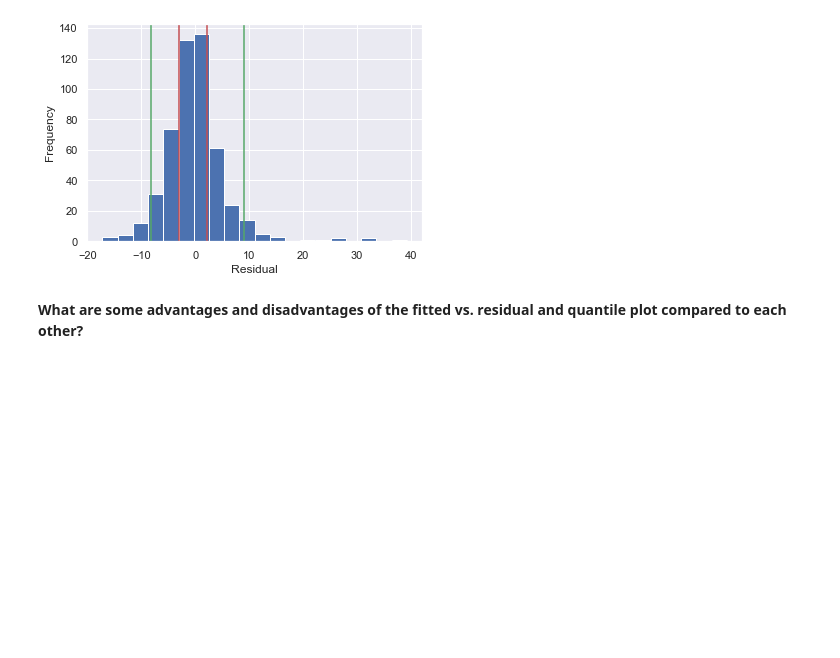
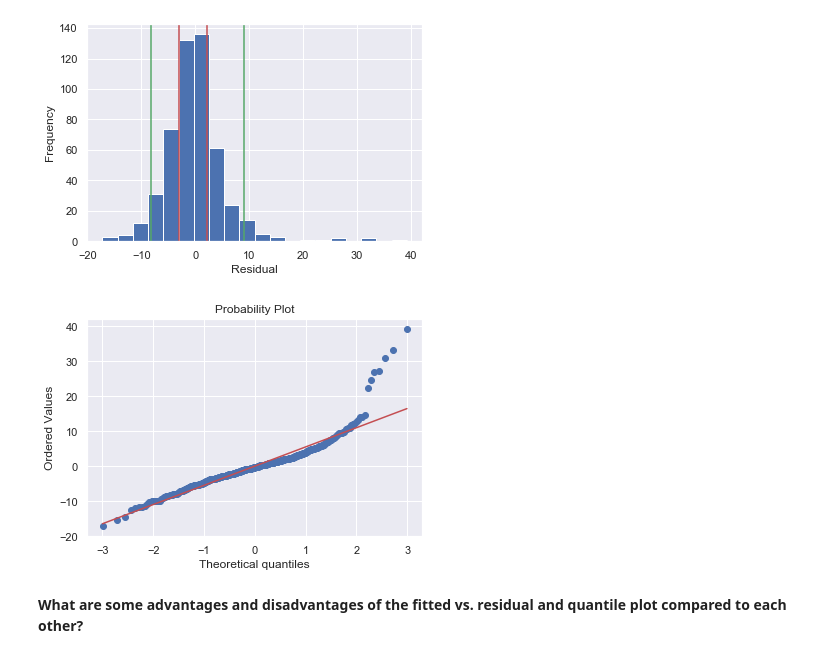
Before and after one commit to LinneaHarts/SpringBoard, a Jupyter notebook: linear_regression/Mini_Project_Linear_Regression.ipynb, the cells around one changed output. Cells and saved outputs as stored; diff of their text form; code cells hidden in the pictures; blank space fills up the shorter version.

```diff
--- a/linear_regression/Mini_Project_Linear_Regression.ipynb
+++ b/linear_regression/Mini_Project_Linear_Regression.ipynb
@@ -960,6 +960,13 @@ plt.xlabel('Residual')
 plt.show()
 # %% [output]
 [figure]
+# %%
+# doing it again with qqplot
+import pylab
+stats.probplot(m0.resid, dist='norm', plot=pylab)
+pylab.show()
+# %% [output]
+[figure, added]
 # %% [markdown]
 __What are some advantages and disadvantages of the fitted vs. residual and quantile plot compared to each other?__
 # %%
```
Also changed, not shown: parts of 4 cells of this notebook, 13 other files.
